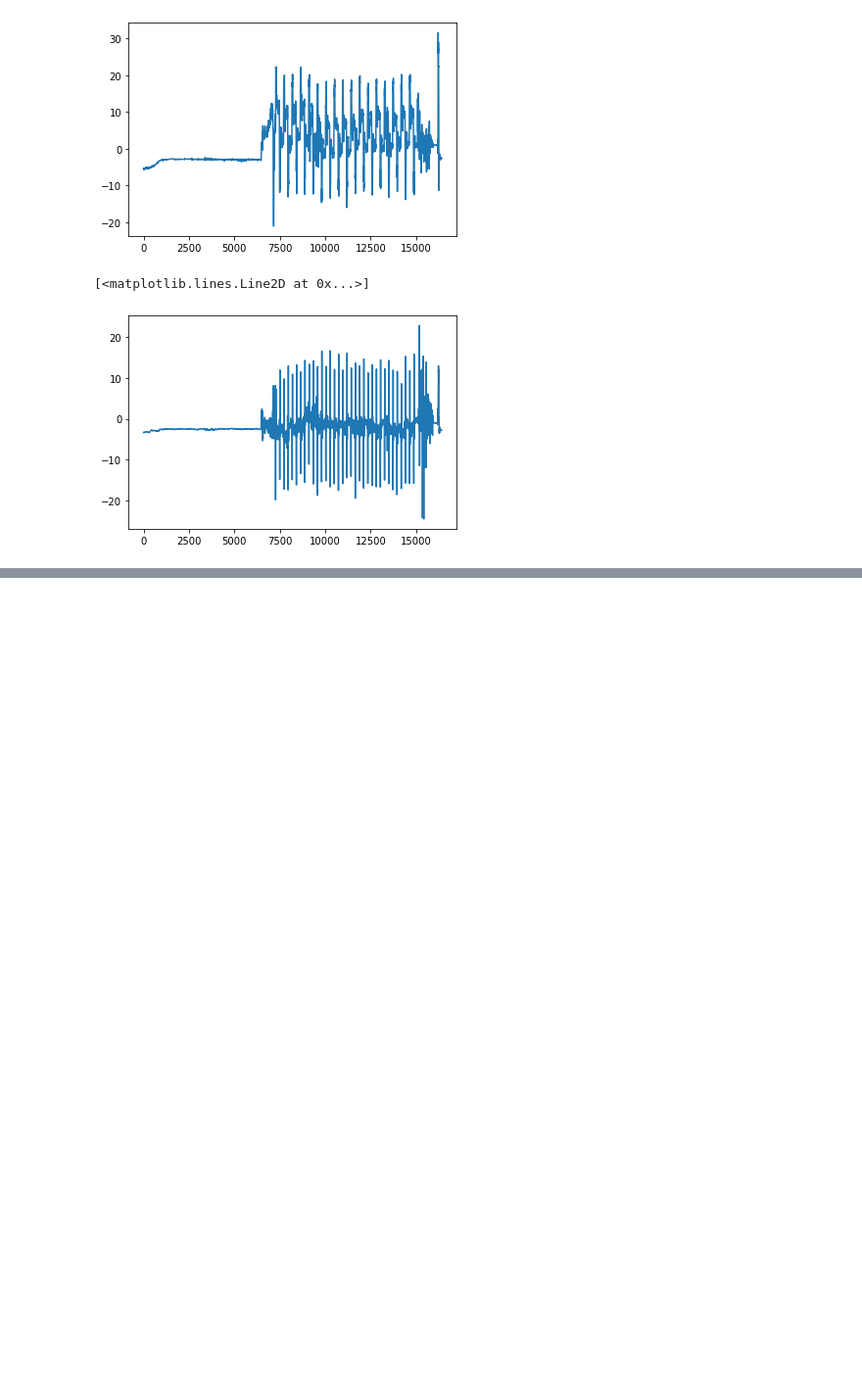
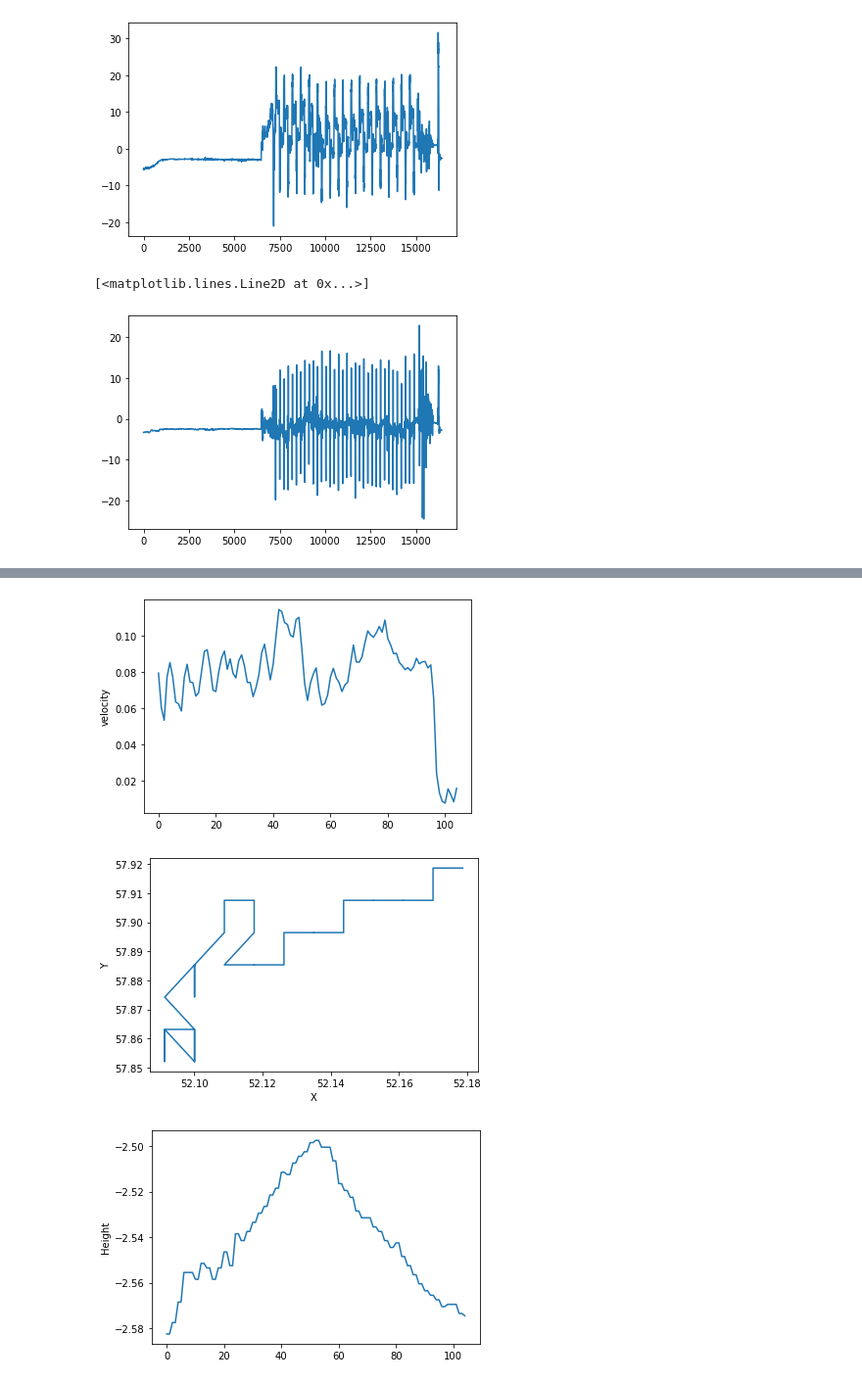
Before and after one commit to WrightLaboratory/newburghlabdrone, a Jupyter notebook: analysis/Drone_basics_forEli.ipynb, the cells around one changed output, grey strips where cells are left out. Shown at 98% size. Drawn from its saved outputs; the diff is of its cells as text; code cells hidden in the pictures; blank space fills up the shorter version.

```diff
--- a/analysis/Drone_basics_forEli.ipynb
+++ b/analysis/Drone_basics_forEli.ipynb
@@ -75,0 +114,19 @@ plt.plot(dronedat.roll) # roll angle
+# %%
+# Try to find end of flight -- this is probably them moving the drone to the right location
+tlb = 16300
+tub = -1
+
+plt.plot(dronedat.velocity[tlb:tub]) # velocity
+plt.ylabel('velocity')
+plt.show()
+plt.plot(dronedat.coords_xyz_LC[tlb:tub,0],dronedat.coords_xyz_LC[tlb:tub,1]) #X, Y in m
+plt.xlabel('X')
+plt.ylabel('Y')
+plt.show()
+plt.plot(dronedat.coords_xyz_LC[tlb:tub,2]) #X, Y in m
+plt.ylabel('Height')
+plt.show()
+# %% [output]
+[figure, added]
+[figure, added]
+[figure, added]
```
Also changed, not shown: parts of 2 cells of this notebook.
